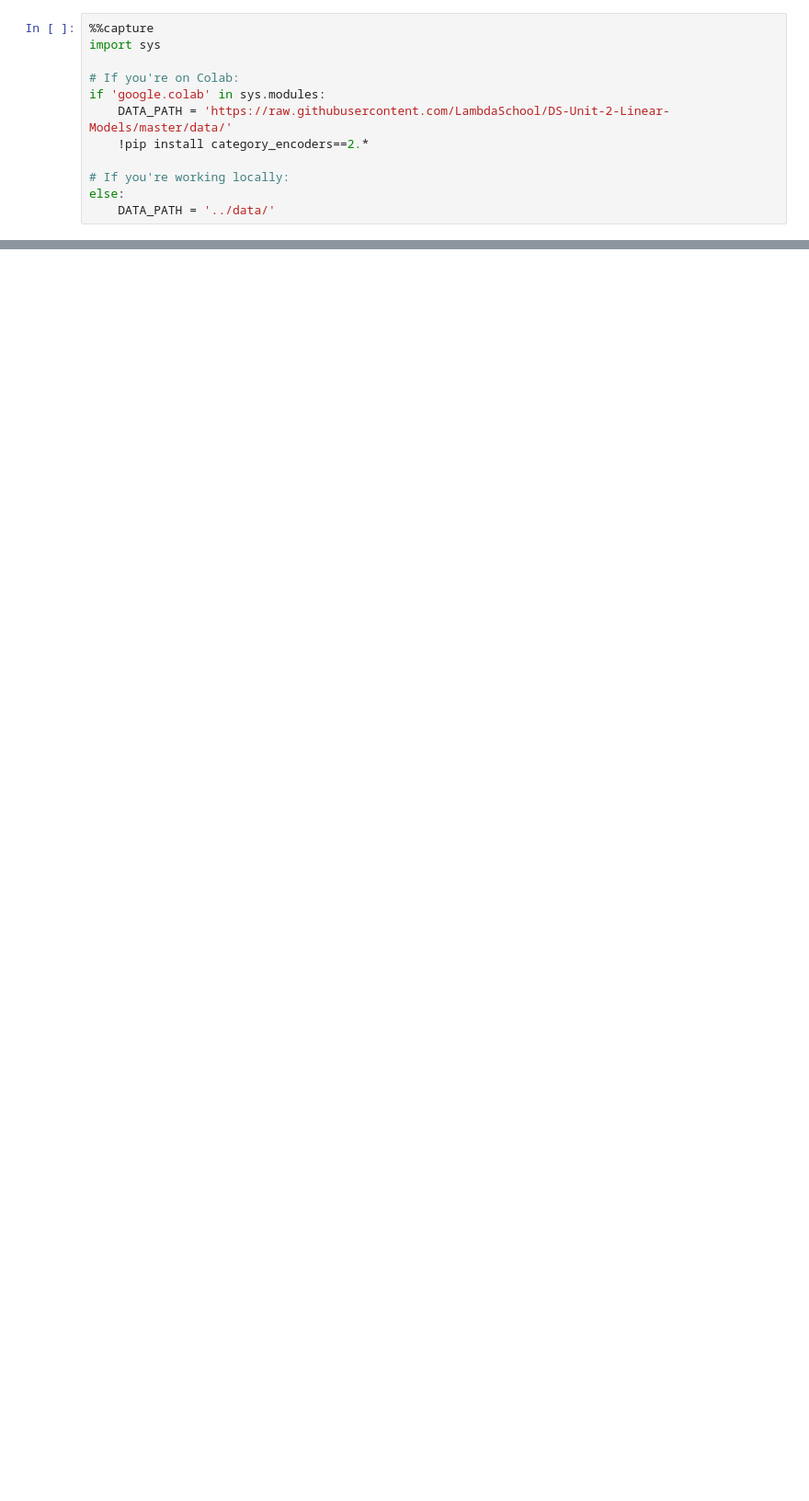
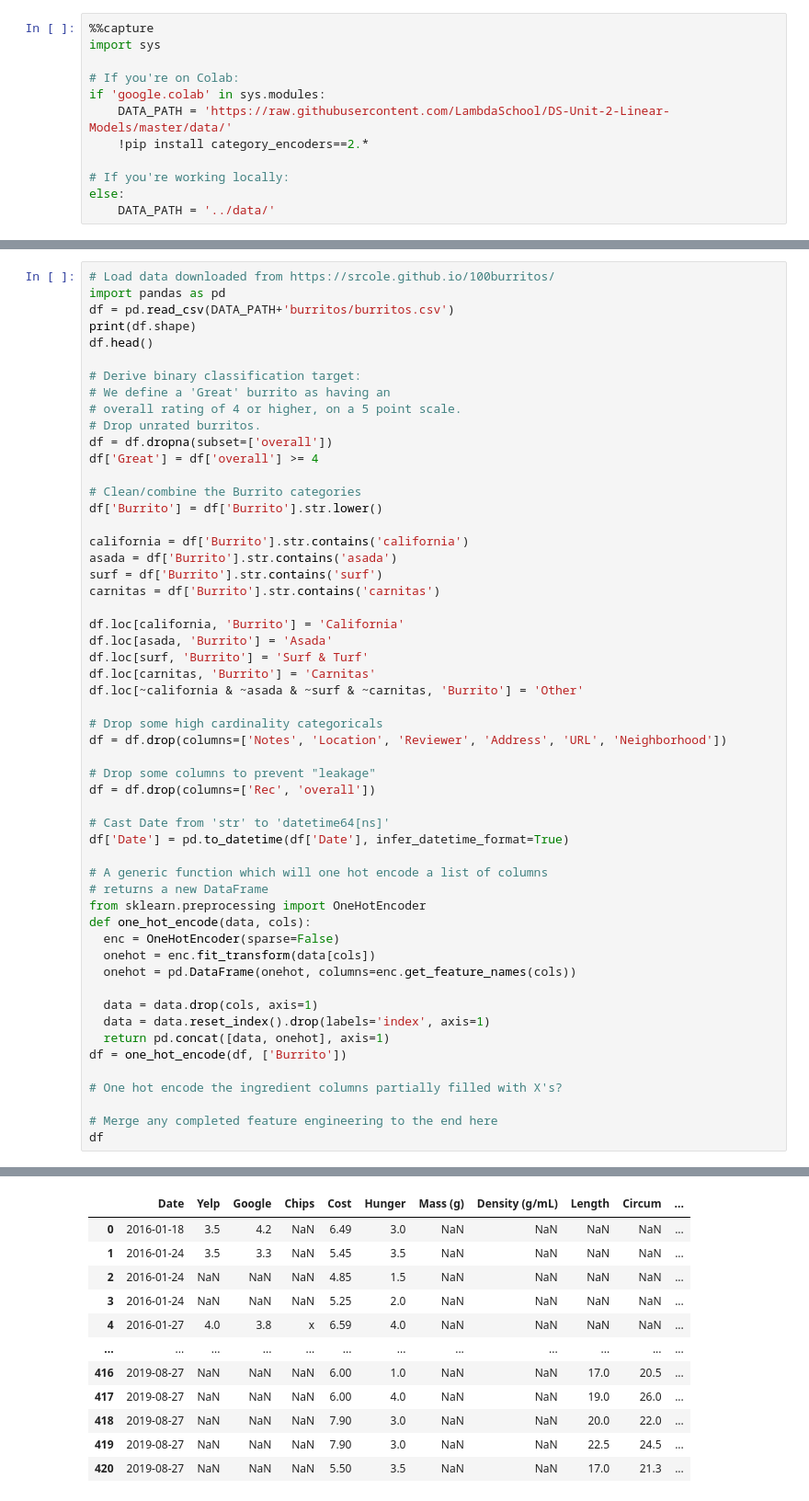
Before and after one commit to jrslagle/DS-Unit-2-Linear-Models, a Jupyter notebook: module4-logistic-regression/LS_DS_214_assignment.ipynb, the cells around one changed output, grey strips where cells are left out. Shown: that part at 92% size. Drawn from its saved outputs; the diff is of its cells as text; blank space fills up the shorter version.

```diff
--- a/module4-logistic-regression/LS_DS_214_assignment.ipynb
+++ b/module4-logistic-regression/LS_DS_214_assignment.ipynb
@@ -104,0 +69,55 @@ df = df.drop(columns=['Rec', 'overall'])
+# %%
+# Load data downloaded from https://srcole.github.io/100burritos/
+import pandas as pd
+df = pd.read_csv(DATA_PATH+'burritos/burritos.csv')
+print(df.shape)
+df.head()
+
+# Derive binary classification target:
+# We define a 'Great' burrito as having an
+# overall rating of 4 or higher, on a 5 point scale.
+# Drop unrated burritos.
+df = df.dropna(subset=['overall'])
+df['Great'] = df['overall'] >= 4
+
+# Clean/combine the Burrito categories
+df['Burrito'] = df['Burrito'].str.lower()
+
+california = df['Burrito'].str.contains('california')
+asada = df['Burrito'].str.contains('asada')
+surf = df['Burrito'].str.contains('surf')
+carnitas = df['Burrito'].str.contains('carnitas')
+
+df.loc[california, 'Burrito'] = 'California'
+df.loc[asada, 'Burrito'] = 'Asada'
+df.loc[surf, 'Burrito'] = 'Surf & Turf'
+df.loc[carnitas, 'Burrito'] = 'Carnitas'
+df.loc[~california & ~asada & ~surf & ~carnitas, 'Burrito'] = 'Other'
+
+# Drop some high cardinality categoricals
+df = df.drop(columns=['Notes', 'Location', 'Reviewer', 'Address', 'URL', 'Neighborhood'])
+
+# Drop some columns to prevent "leakage"
+df = df.drop(columns=['Rec', 'overall'])
+
+# Cast Date from 'str' to 'datetime64[ns]'
+df['Date'] = pd.to_datetime(df['Date'], infer_datetime_format=True)
+
+# A generic function which will one hot encode a list of columns
+# returns a new DataFrame
+from sklearn.preprocessing import OneHotEncoder
+def one_hot_encode(data, cols):
+  enc = OneHotEncoder(sparse=False)
+  onehot = enc.fit_transform(data[cols])
+  onehot = pd.DataFrame(onehot, columns=enc.get_feature_names(cols))
+
+  data = data.drop(cols, axis=1)
+  data = data.reset_index().drop(labels='index', axis=1)
+  return pd.concat([data, onehot], axis=1)
+df = one_hot_encode(df, ['Burrito'])
+
+# One hot encode the ingredient columns partially filled with X's?
+
+# Merge any completed feature engineering to the end here
+df
+# %% [output]
@@ -104,0 +125,12 @@ df = df.drop(columns=['Rec', 'overall'])
+|  | Date | Yelp | Google | Chips | Cost | Hunger | Mass (g) | Density (g/mL) | Length | Circum | ... |
+| 0 | 2016-01-18 | 3.5 | 4.2 | NaN | 6.49 | 3.0 | NaN | NaN | NaN | NaN | ... |
+| 1 | 2016-01-24 | 3.5 | 3.3 | NaN | 5.45 | 3.5 | NaN | NaN | NaN | NaN | ... |
+| 2 | 2016-01-24 | NaN | NaN | NaN | 4.85 | 1.5 | NaN | NaN | NaN | NaN | ... |
+| 3 | 2016-01-24 | NaN | NaN | NaN | 5.25 | 2.0 | NaN | NaN | NaN | NaN | ... |
+| 4 | 2016-01-27 | 4.0 | 3.8 | x | 6.59 | 4.0 | NaN | NaN | NaN | NaN | ... |
+| ... | ... | ... | ... | ... | ... | ... | ... | ... | ... | ... | ... |
+| 416 | 2019-08-27 | NaN | NaN | NaN | 6.00 | 1.0 | NaN | NaN | 17.0 | 20.5 | ... |
+| 417 | 2019-08-27 | NaN | NaN | NaN | 6.00 | 4.0 | NaN | NaN | 19.0 | 26.0 | ... |
+| 418 | 2019-08-27 | NaN | NaN | NaN | 7.90 | 3.0 | NaN | NaN | 20.0 | 22.0 | ... |
+| 419 | 2019-08-27 | NaN | NaN | NaN | 7.90 | 3.0 | NaN | NaN | 22.5 | 24.5 | ... |
+| 420 | 2019-08-27 | NaN | NaN | NaN | 5.50 | 3.5 | NaN | NaN | 17.0 | 21.3 | ... |
```
Also changed, not shown: parts of 20 cells of this notebook.
